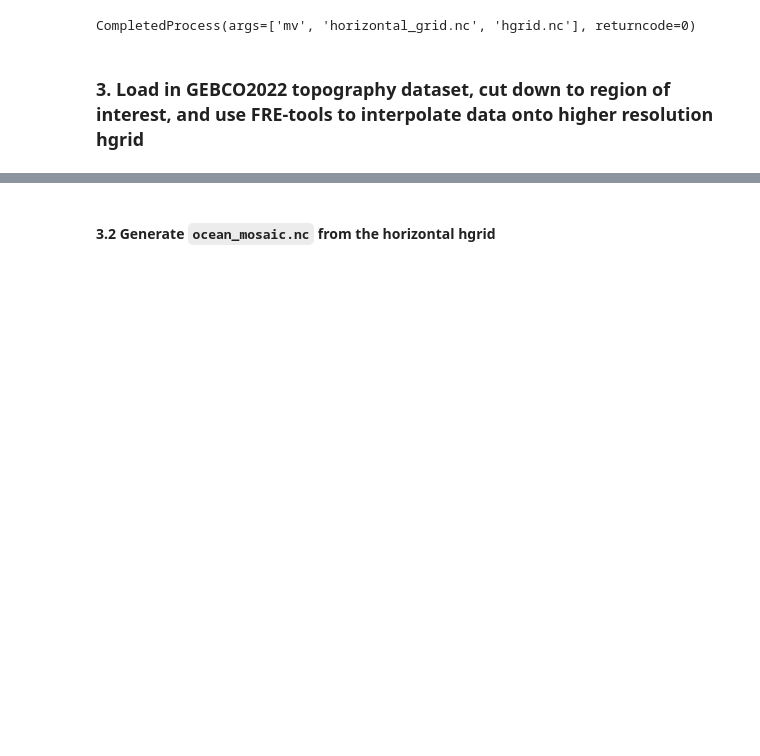
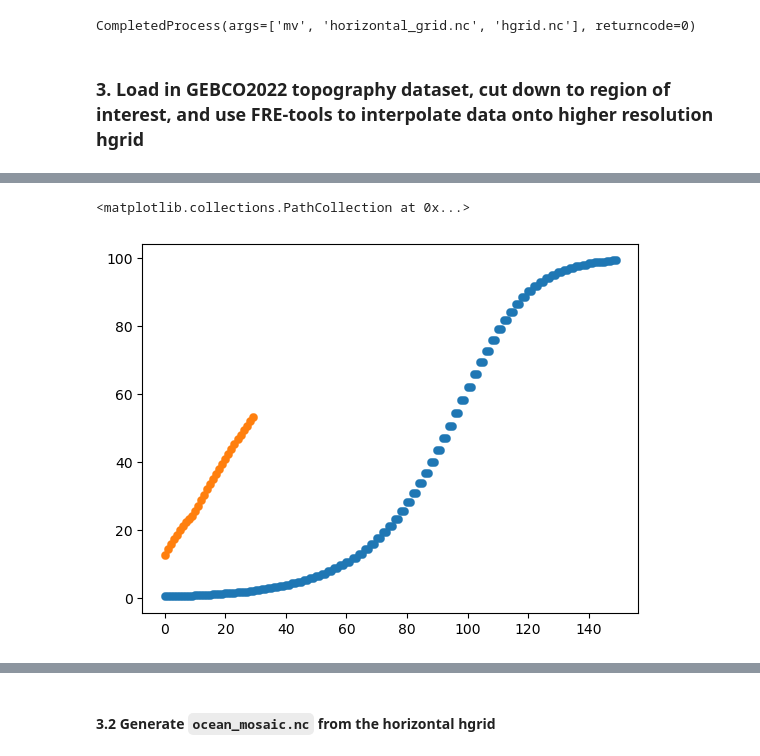
Before and after one commit to COSIMA/regional-mom6, a Jupyter notebook: topog_gen.ipynb, the cells around one changed output, grey strips where cells are left out. Cells and saved outputs as stored; diff of their text form; code cells hidden in the pictures; blank space fills up the shorter version.

```diff
--- a/topog_gen.ipynb
+++ b/topog_gen.ipynb
@@ -159,0 +248,10 @@ geb_eac.to_netcdf(path+'gebco_eac.nc')
+# %%
+vgrid1 = xr.open_dataset(path+'vgrid1.nc')
+vgrid2 = xr.open_dataset(path+'vgrid2.nc')
+vgrid3 = xr.open_dataset(path+'vgrid3.nc')
+vgridtest = xr.open_dataset(path+'vgridtest.nc')
+vgridtest1 = xr.open_dataset(path+'vgridtest1.nc')
+vgridtest.zeta.plot.scatter(label='test'); vgridtest1.zeta.plot.scatter(label='test1')
+vgrid1.zeta.plot.scatter(label='eg1'); vgrid2.zeta.plot.scatter(label='eg2'); vgrid3.zeta.plot.scatter(label='eg3')
+om2_vgrid.zeta.plot.scatter(label='om2')
+plt.legend()
@@ -159,0 +286,8 @@ geb_eac.to_netcdf(path+'gebco_eac.nc')
+# %%
+om2diff = np.diff(om2)
+testdiff = np.diff(vgrid1.zeta)
+plt.scatter(np.arange(len(om2diff)), om2diff, linewidths=0.2)
+plt.scatter(np.arange(len(testdiff)), testdiff, linewidths=0.2)
+# %% [output]
+<matplotlib.collections.PathCollection at 0x...>
+[figure, added]
```
Also changed, not shown: parts of 38 cells of this notebook, 1 other file.
